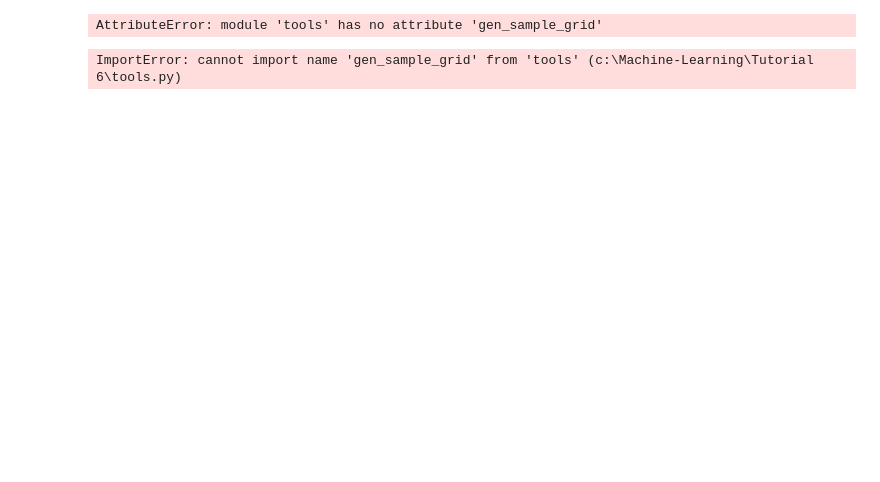
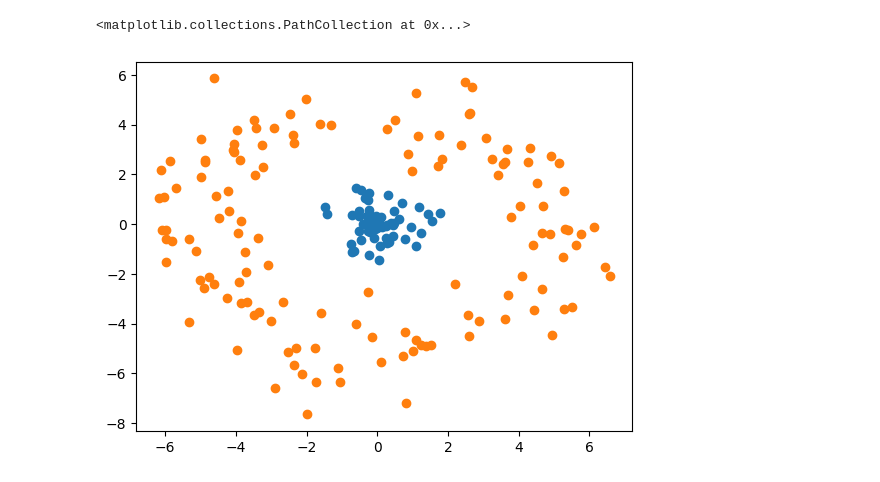
Before and after one commit to Jansenpapworth/Machine-Learning, a Jupyter notebook: Tutorial 6/Task 2.ipynb, the cells around one changed output. Cells and saved outputs as stored; diff of their text form; code cells hidden in the pictures; blank space fills up the shorter version.

```diff
--- a/Tutorial 6/Task 2.ipynb
+++ b/Tutorial 6/Task 2.ipynb
@@ -1,22 +1,20 @@
 # %%
 import tools as tl
 import matplotlib.pyplot as plt
 
-X, y = tl.gen_circular_distribution(n=200)
+X, y = tl.gen_simple_circular_distribution(n=200)
 plt.scatter(X[y == 0,0],X[y==0,1])
 plt.scatter(X[y == 1,0],X[y==1,1])
 # %% [output]
-AttributeError: module 'tools' has no attribute 'gen_sample_grid'
+<matplotlib.collections.PathCollection at 0x...>
+[figure, added]
 # %%
 from tensorflow.keras.models import Sequential
 from tensorflow.keras.layers import Dense
 from tensorflow.keras.utils import *
 import numpy as np
-from tools import gen_sample_grid
 
-Xgrid, x1line  = gen_sample_grid()
+Xgrid, x1line,x2line  = tl.gen_sample_grid(limit =10)
-# %% [output]
-ImportError: cannot import name 'gen_sample_grid' from 'tools' (c:\Machine-Learning\Tutorial 6\tools.py)
 # %%
 # set up the sequential neural network
 model = Sequential()
```
Also changed, not shown: parts of 3 cells of this notebook, 2 other files.
